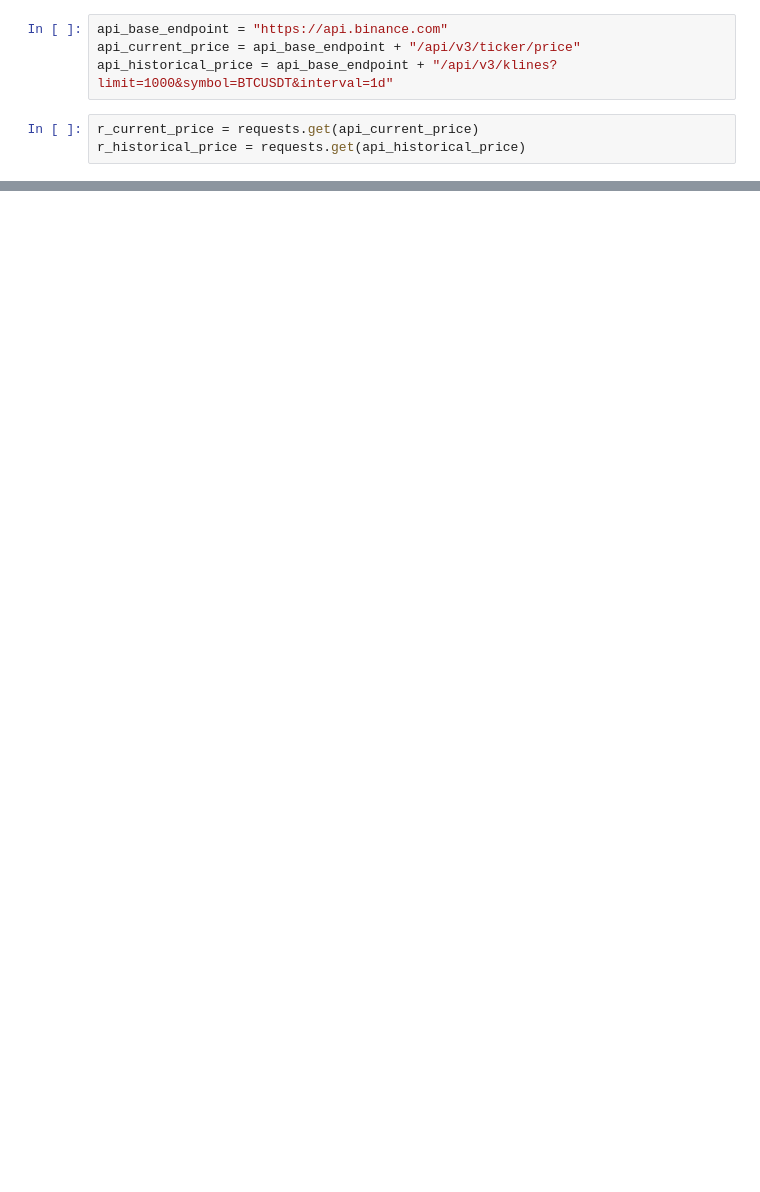
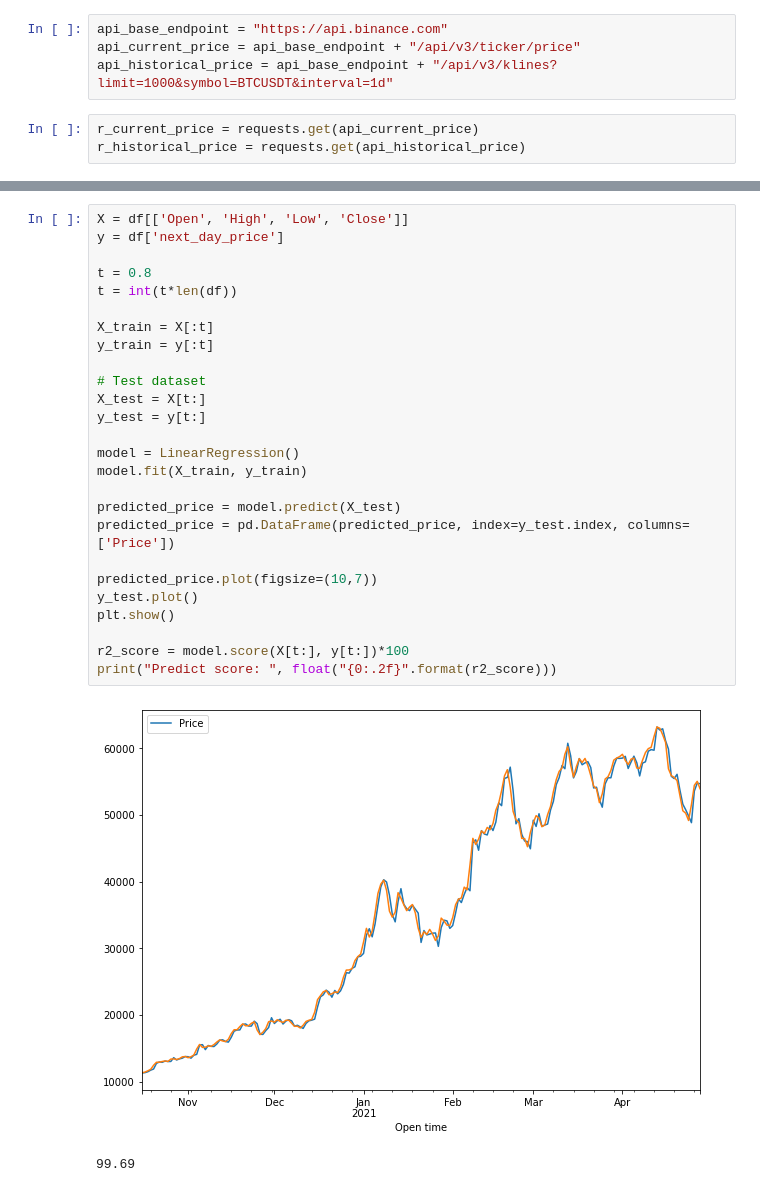
Before and after one commit to Adam-Palacz/crypto_ml, a Jupyter notebook: crypto_ml.ipynb, the cells around one changed output, grey strips where cells are left out. Cells and saved outputs as stored; diff of their text form; blank space fills up the shorter version.

```diff
--- a/crypto_ml.ipynb
+++ b/crypto_ml.ipynb
@@ -156,0 +212,29 @@ historical_price['Open'].plot()
+# %%
+X = df[['Open', 'High', 'Low', 'Close']]
+y = df['next_day_price']
+
+t = 0.8
+t = int(t*len(df))
+
+X_train = X[:t]
+y_train = y[:t]
+
+# Test dataset
+X_test = X[t:]
+y_test = y[t:]
+
+model = LinearRegression()
+model.fit(X_train, y_train)
+
+predicted_price = model.predict(X_test)
+predicted_price = pd.DataFrame(predicted_price, index=y_test.index, columns=['Price'])
+
+predicted_price.plot(figsize=(10,7))
+y_test.plot()
+plt.show()
+
+r2_score = model.score(X[t:], y[t:])*100
+print("Predict score: ", float("{0:.2f}".format(r2_score)))
+# %% [output]
+[figure, added]
+99.69
```
Also changed, not shown: parts of 17 cells of this notebook.
